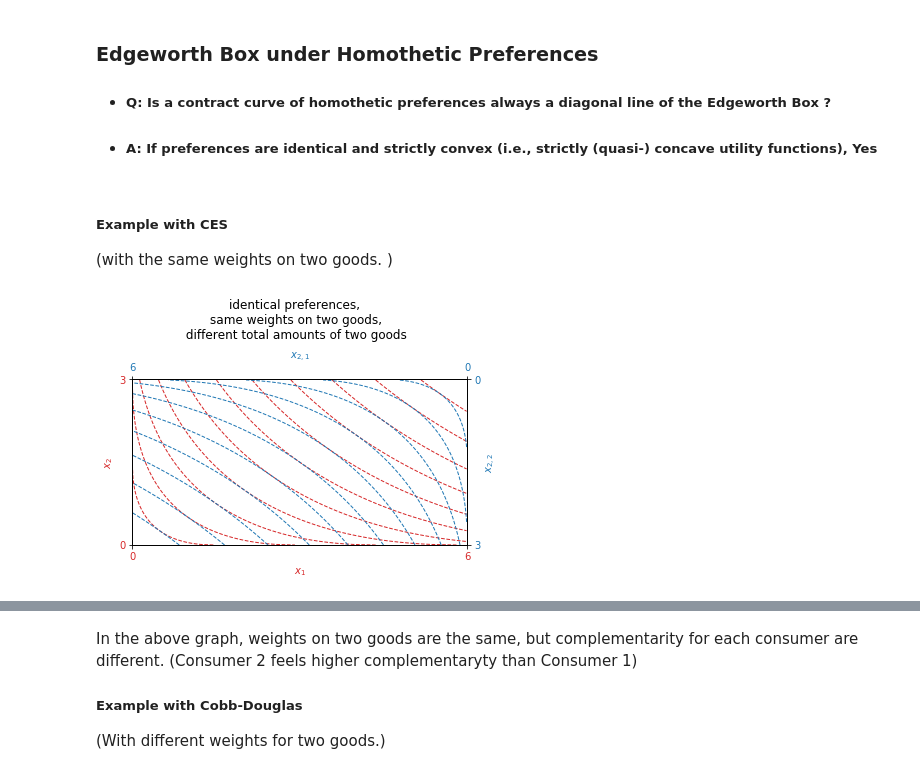
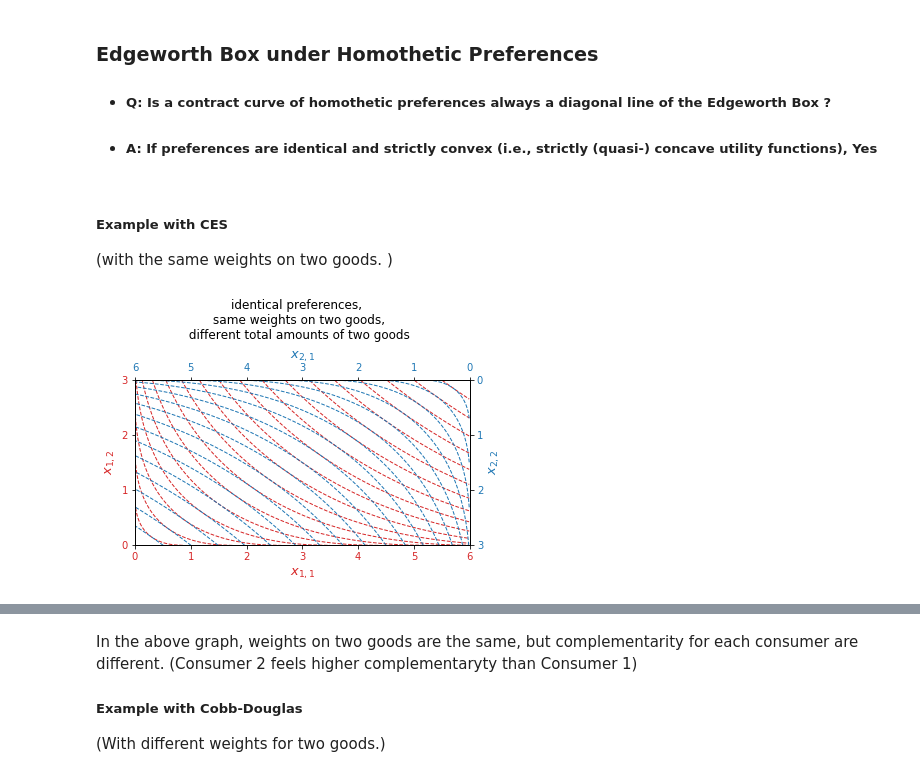
Before and after one commit to yyuta0001/Plotting_Intro_Micro_Econ, a Jupyter notebook: Edgeworth Box.ipynb, the cells around one changed output, grey strips where cells are left out. Cells and saved outputs as stored; diff of their text form; code cells hidden in the pictures.

Commit message:
a function which assigns top and right axis

```diff
--- a/Edgeworth Box.ipynb
+++ b/Edgeworth Box.ipynb
@@ -10,59 +55,34 @@ from mpl_toolkits.mplot3d import Axes3D
+# %% [markdown]
+##### Example with CES
+(with the same weights on two goods. )
 # %%
 def CES(x,y,dlt):
     return (x**dlt)/dlt + (y**dlt)/dlt
 def Cobb_Douglas(x, y, al, bet):
     return (x**al)*(y**bet)
-# %% [markdown]
-##### Example with CES
-(with the same weights on two goods. )
-# %%
-l1 = 0.00000001
-u1 = 6
-u2 = 3
-x1 = np.arange(l1, u1, 0.01)
-x2 = np.arange(l1, u2, 0.01)
-X1, X2 = np.meshgrid(x1, x2)
-
-dlt = 0.5
-dlt2 = 0.5
-V1 = CES(X1, X2, dlt)
-V2 = CES(u1-X1, u2-X2, dlt2)
-
-# Adjustment of the title is bit annoying when we try to set xlabel on the top
-fig = plt.figure()
-ax1 = fig.add_subplot(1,1,1)
-fig.subplots_adjust(top=0.7)
-fig.suptitle('identical preferences,\n same weights on two goods,\n different total amounts of two goods')
-
-x = np.arange(l1, u1, 0.5)
-plt.contour(X1, X2, V1,CES(x, (u2/u1)*x, dlt),  linewidths = 1, colors='tab:red', linestyles = 'dashed')
-plt.contour(X1, X2, V2,CES(x, (u2/u1)*x, dlt2),  linewidths = 1, colors = 'tab:blue', linestyles = 'dashed')
-plt.xlim([0,u1])
-plt.ylim([0,u2])
-plt.xlabel('$x_1$', color = col1)
-plt.ylabel('$x_2$', color = col1)
-#ax.set_xticklabels([])
-plt.xticks([0, u1], color = col1)
-#ax.set_yticklabels([])
-plt.yticks([0, u2], color = col1)
-
-
-ax1 = plt.gca()
-ax2 = plt.twinx(ax1)
-col2 = 'tab:blue'
-ax2.set_ylabel('$x_{2,2}$', color=col2)
-ax2.set_yticks([0, u2])
-ax2.set_yticklabels([u2,0], color=col2)
-# It's a bit hacky, but the following looks an easy way to set both right and top label.
-ax3 = plt.twiny(ax1)
-ax3.set_xlabel('$x_{2,1}$', color=col2)
-ax3.set_xticks([0, u1])
-ax3.set_xticklabels([u1,0], color=col2)
-
-
-plt.savefig('Edgeworth_identical.png')
-# %% [output]
-[figure, removed]
+# %%
+l1 = 0.00000001
+u1 = 6
+u2 = 3
+x1 = np.arange(l1, u1, 0.01)
+x2 = np.arange(l1, u2, 0.01)
+X1, X2 = np.meshgrid(x1, x2)
+
+dlt = 0.5
+dlt2 = 0.5
+V1 = CES(X1, X2, dlt)
+V2 = CES(u1-X1, u2-X2, dlt2)
+
+x = np.arange(l1, u1, 0.3)
+xr = u1-x[::-1] # to use the same contours.
+clev1 = CES(x, (u2/u1)*x, dlt)
+clev2 = CES(xr, (u2/u1)*xr, dlt2)
+
+ttl = 'identical preferences,\n same weights on two goods,\n different total amounts of two goods'
+fig = Edgeworth_box(u1, u2, V1, V2, clev1,clev2, ttl)
+plt.savefig('Edgeworth_identical1.png')
+# %% [output]
+[figure, added]
 # %%
 l1 = 0.00000001
 u1 = 6
```
Also changed, not shown: parts of 7 cells of this notebook.
